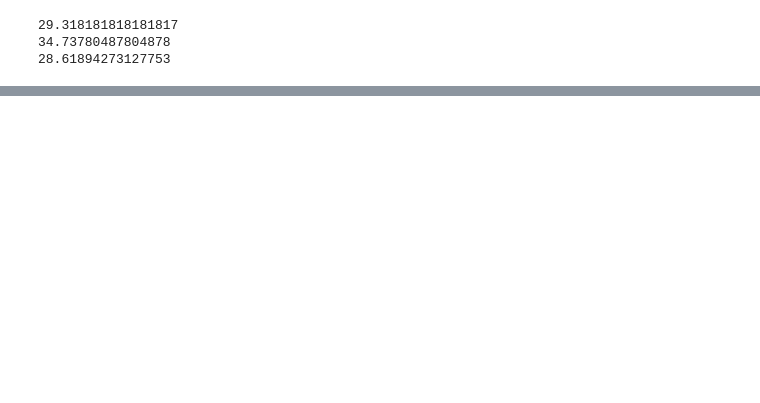
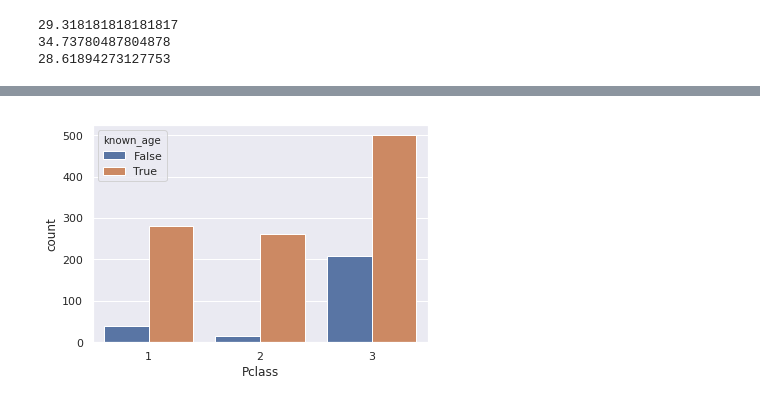
Before and after one commit to satrojan/Titanic, a Jupyter notebook: Titanic.ipynb, the cells around one changed output, grey strips where cells are left out. Cells and saved outputs as stored; diff of their text form; code cells hidden in the pictures; blank space fills up the shorter version.

```diff
--- a/Titanic.ipynb
+++ b/Titanic.ipynb
@@ -176,0 +233,5 @@ AttributeError: 'Series' object has no attribute 'isnan'
+# %%
+sns.set(style="darkgrid")
+ax =sns.countplot(x = 'Pclass', hue = 'known_age',data = df_graph, orient='v')
+# %% [output]
+[figure, added]
```
Also changed, not shown: parts of 117 cells of this notebook, 3 other files.
